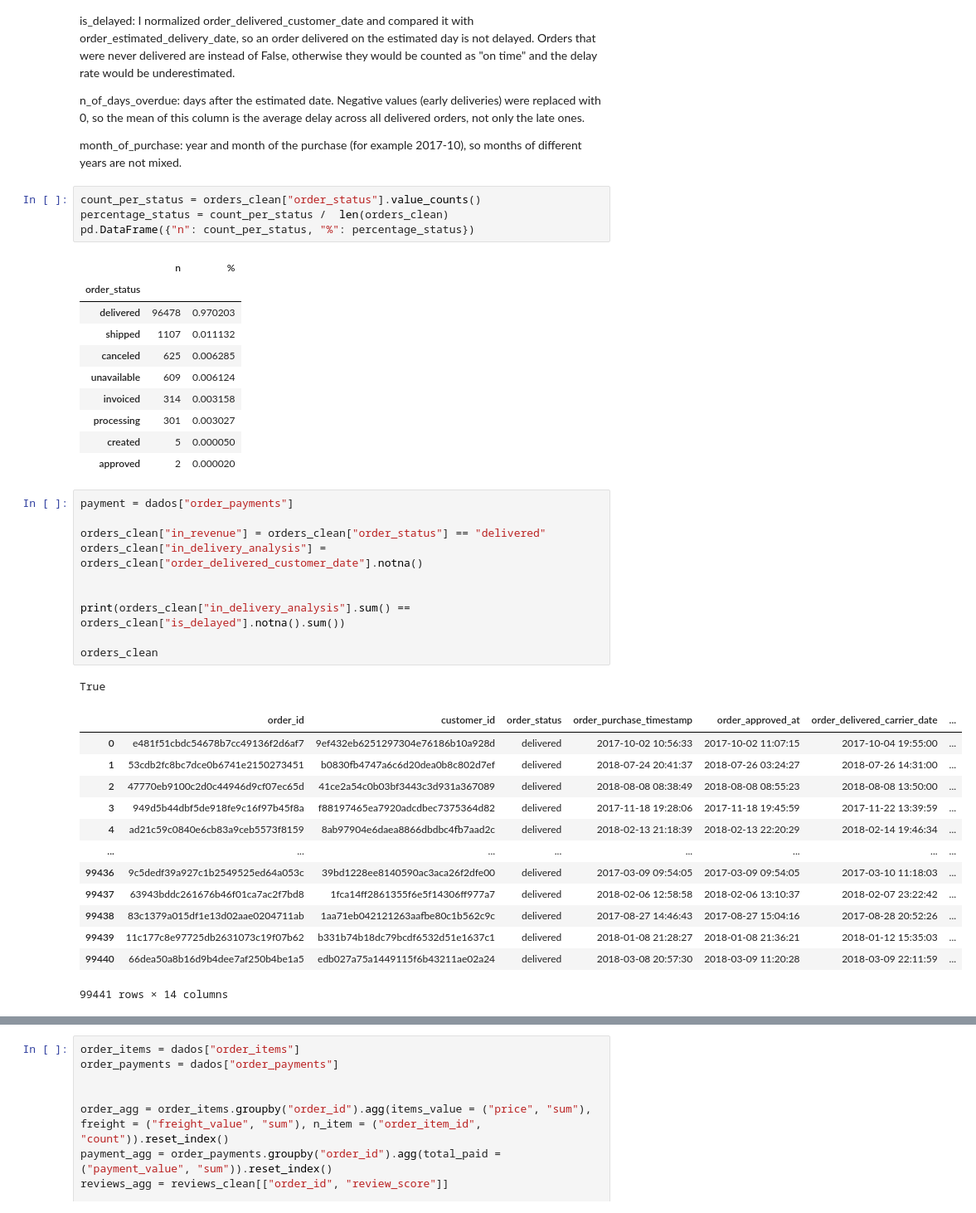
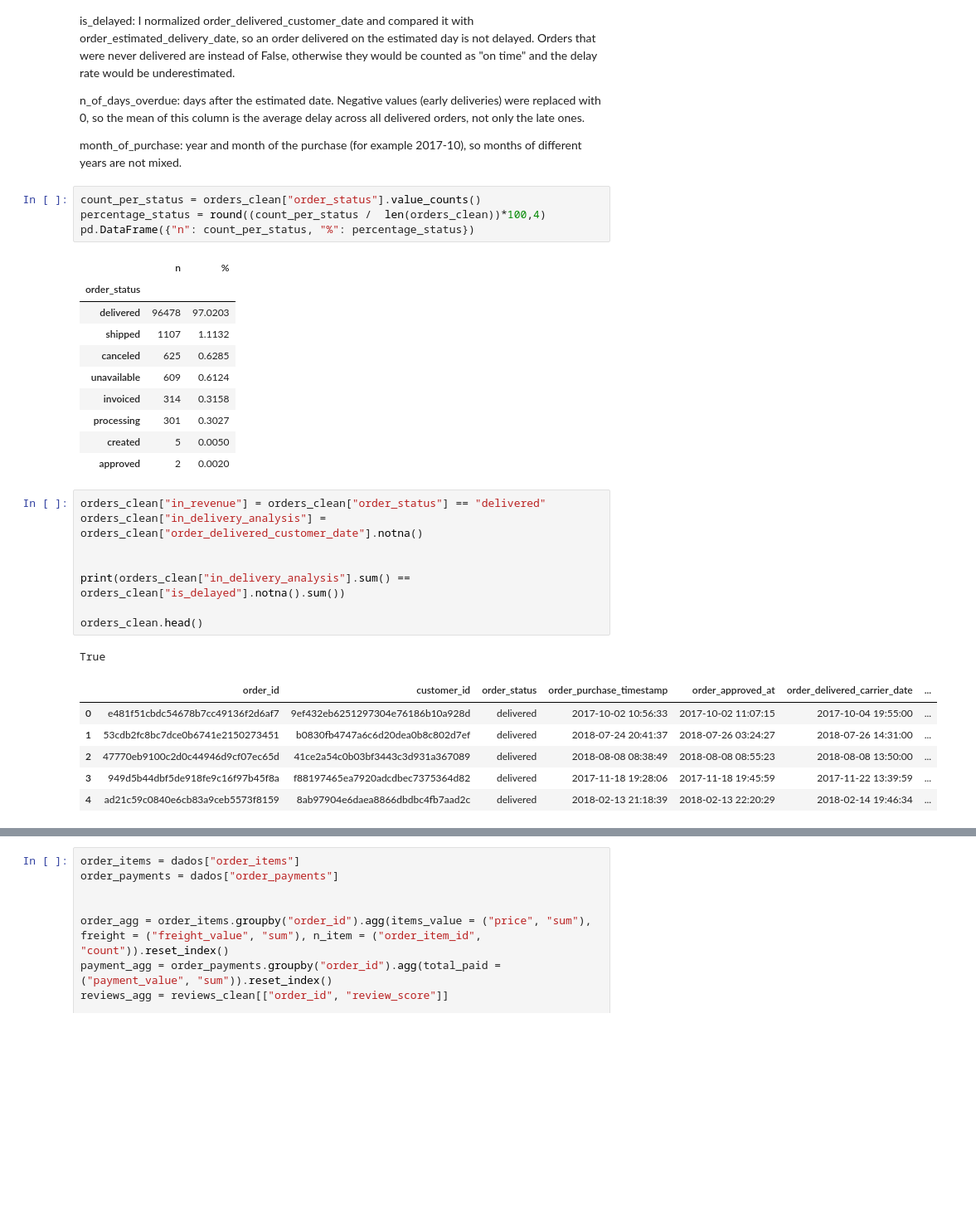
Before and after one commit to marin2808/project-olist, a Jupyter notebook: notebooks/02_limpeza.ipynb, the cells around one changed output, grey strips where cells are left out. Shown at 83% size. Cells and saved outputs as stored; diff of their text form; blank space fills up the shorter version.

```diff
--- a/notebooks/02_limpeza.ipynb
+++ b/notebooks/02_limpeza.ipynb
@@ -446,44 +434,35 @@ n_of_days_overdue: days after the estimated date. Negative values (early deliver
 month_of_purchase: year and month of the purchase (for example 2017-10), so months of different years are not mixed.
 # %%
 count_per_status = orders_clean["order_status"].value_counts()
-percentage_status = count_per_status /  len(orders_clean)
+percentage_status = round((count_per_status /  len(orders_clean))*100,4)
 pd.DataFrame({"n": count_per_status, "%": percentage_status})
 # %% [output]
 |  | n | % |
 | order_status |  |  |
-| delivered | 96478 | 0.970203 |
-| shipped | 1107 | 0.011132 |
-| canceled | 625 | 0.006285 |
-| unavailable | 609 | 0.006124 |
-| invoiced | 314 | 0.003158 |
-| processing | 301 | 0.003027 |
-| created | 5 | 0.000050 |
-| approved | 2 | 0.000020 |
+| delivered | 96478 | 97.0203 |
+| shipped | 1107 | 1.1132 |
+| canceled | 625 | 0.6285 |
+| unavailable | 609 | 0.6124 |
+| invoiced | 314 | 0.3158 |
+| processing | 301 | 0.3027 |
+| created | 5 | 0.0050 |
+| approved | 2 | 0.0020 |
 # %%
-payment = dados["order_payments"]
-
 orders_clean["in_revenue"] = orders_clean["order_status"] == "delivered"
 orders_clean["in_delivery_analysis"] = orders_clean["order_delivered_customer_date"].notna()
 
 
 print(orders_clean["in_delivery_analysis"].sum() == orders_clean["is_delayed"].notna().sum())
 
-orders_clean
+orders_clean.head()
 # %% [output]
 True
 |  | order_id | customer_id | order_status | order_purchase_timestamp | order_approved_at | order_delivered_carrier_date | ... |
 | 0 | e481f51cbdc54678b7cc49136f2d6af7 | 9ef432eb6251297304e76186b10a928d | delivered | 2017-10-02 10:56:33 | 2017-10-02 11:07:15 | 2017-10-04 19:55:00 | ... |
 | 1 | 53cdb2fc8bc7dce0b6741e2150273451 | b0830fb4747a6c6d20dea0b8c802d7ef | delivered | 2018-07-24 20:41:37 | 2018-07-26 03:24:27 | 2018-07-26 14:31:00 | ... |
 | 2 | 47770eb9100c2d0c44946d9cf07ec65d | 41ce2a54c0b03bf3443c3d931a367089 | delivered | 2018-08-08 08:38:49 | 2018-08-08 08:55:23 | 2018-08-08 13:50:00 | ... |
 | 3 | 949d5b44dbf5de918fe9c16f97b45f8a | f88197465ea7920adcdbec7375364d82 | delivered | 2017-11-18 19:28:06 | 2017-11-18 19:45:59 | 2017-11-22 13:39:59 | ... |
 | 4 | ad21c59c0840e6cb83a9ceb5573f8159 | 8ab97904e6daea8866dbdbc4fb7aad2c | delivered | 2018-02-13 21:18:39 | 2018-02-13 22:20:29 | 2018-02-14 19:46:34 | ... |
-| ... | ... | ... | ... | ... | ... | ... | ... |
-| 99436 | 9c5dedf39a927c1b2549525ed64a053c | 39bd1228ee8140590ac3aca26f2dfe00 | delivered | 2017-03-09 09:54:05 | 2017-03-09 09:54:05 | 2017-03-10 11:18:03 | ... |
-| 99437 | 63943bddc261676b46f01ca7ac2f7bd8 | 1fca14ff2861355f6e5f14306ff977a7 | delivered | 2018-02-06 12:58:58 | 2018-02-06 13:10:37 | 2018-02-07 23:22:42 | ... |
-| 99438 | 83c1379a015df1e13d02aae0204711ab | 1aa71eb042121263aafbe80c1b562c9c | delivered | 2017-08-27 14:46:43 | 2017-08-27 15:04:16 | 2017-08-28 20:52:26 | ... |
-| 99439 | 11c177c8e97725db2631073c19f07b62 | b331b74b18dc79bcdf6532d51e1637c1 | delivered | 2018-01-08 21:28:27 | 2018-01-08 21:36:21 | 2018-01-12 15:35:03 | ... |
-| 99440 | 66dea50a8b16d9b4dee7af250b4be1a5 | edb027a75a1449115f6b43211ae02a24 | delivered | 2018-03-08 20:57:30 | 2018-03-09 11:20:28 | 2018-03-09 22:11:59 | ... |
-99441 rows × 14 columns
 # %% [markdown]
 I created two boolean flags:
 
```
Also changed, not shown: parts of 17 cells of this notebook, 6 other files.
